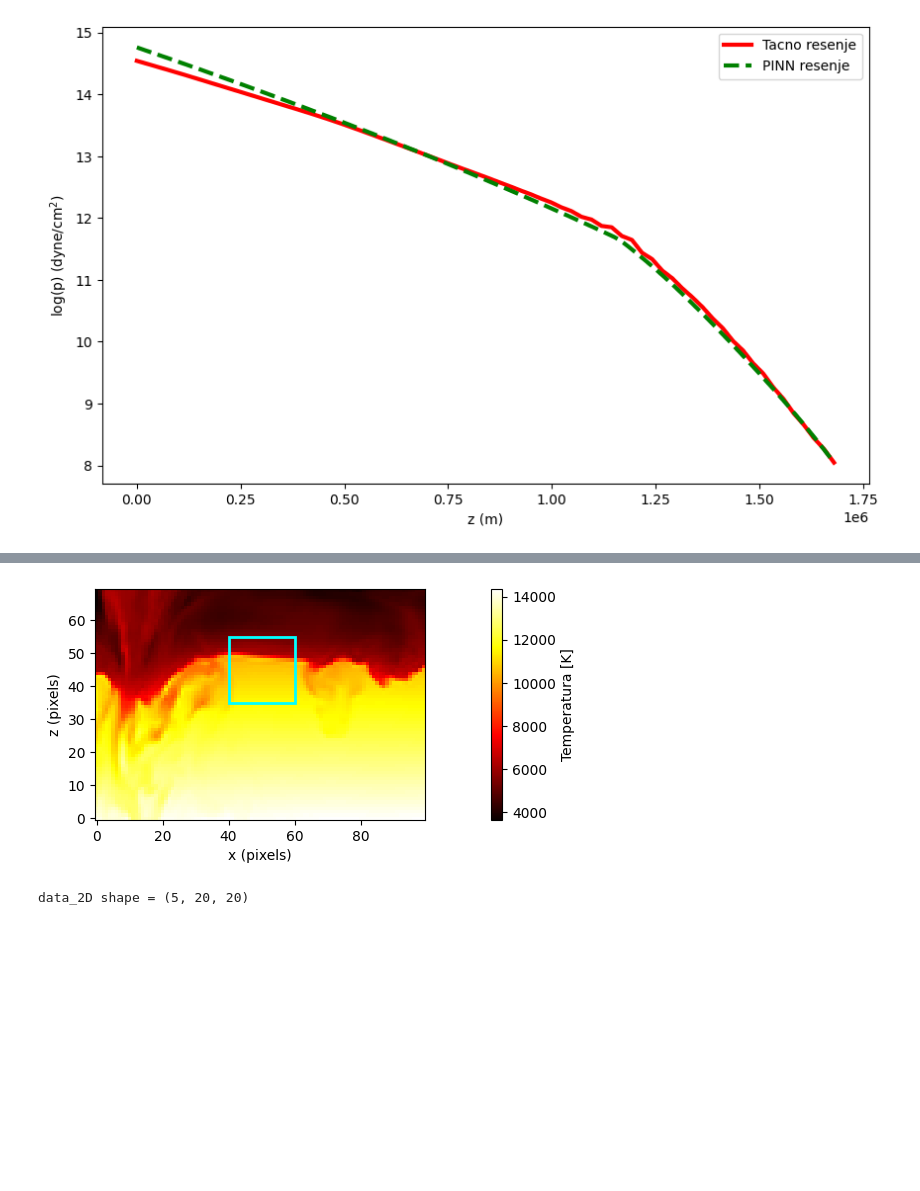
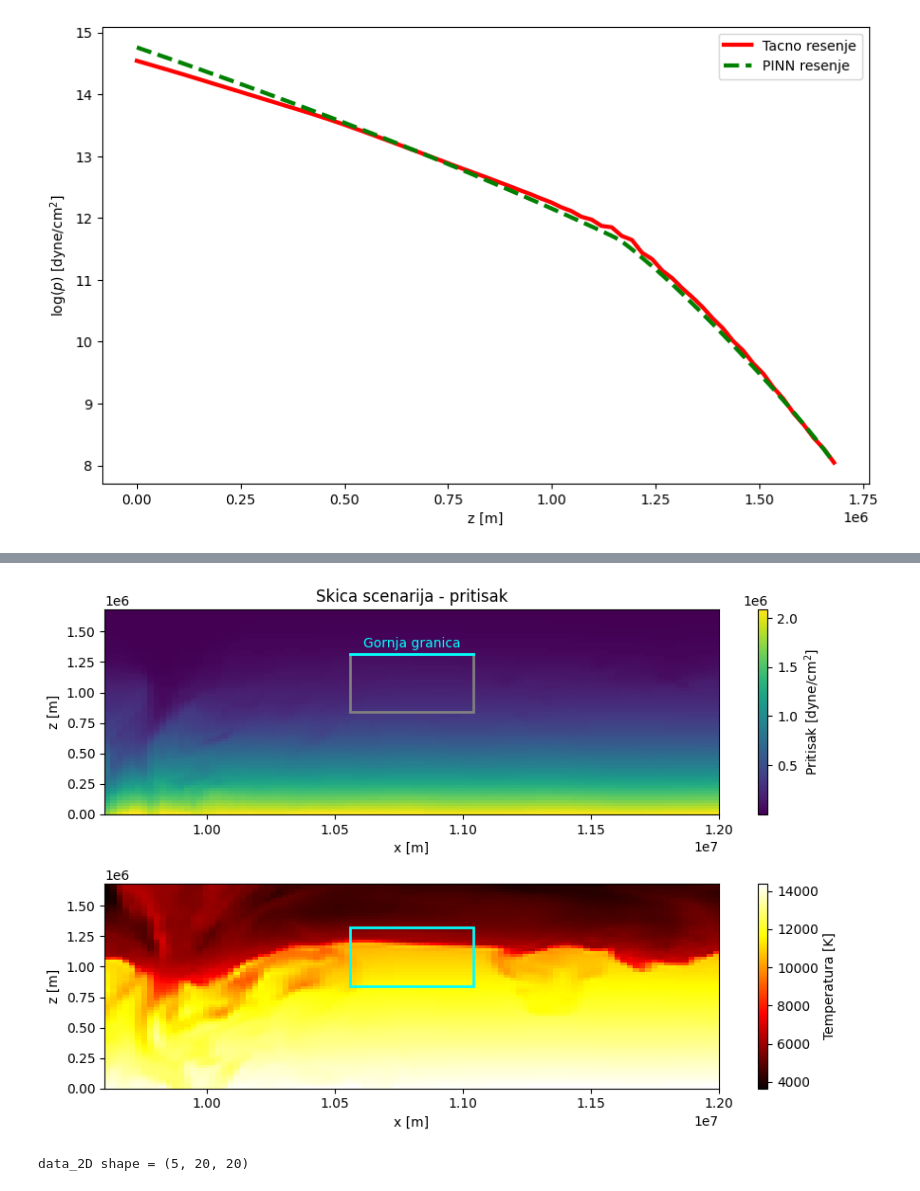
Before and after one commit to davidzivkovic/pinn-mhd-pressure-reconstruction, a Jupyter notebook: pinn-mhd-projekat.ipynb, the cells around one changed output, grey strips where cells are left out. Cells and saved outputs as stored; diff of their text form; code cells hidden in the pictures; blank space fills up the shorter version.

```diff
--- a/pinn-mhd-projekat.ipynb
+++ b/pinn-mhd-projekat.ipynb
@@ -436,31 +476,82 @@ plt.show()
 # %%
-fig, ax = plt.subplots(figsize=(17, 3))
+pixel_to_m = 24000  # 1 pixel = 24000 m
+extent = [400*pixel_to_m, 500*pixel_to_m, 0, data_raw[0].data[0, :, 0, :].shape[1]*pixel_to_m]  # [x_min, x_max, z_min, z_max]
 
+
+fig, axes = plt.subplots(2, 1, figsize=(9, 6))  # 2 reda, 1 kolona
+
+# -------------------------
+# Gornji subplot
+# -------------------------
+ax = axes[0]
 im = ax.imshow(
-    data_raw[0].data[0, 400:500, 0, :].transpose(1, 0),
+    data_raw[0].data[1, 400:500, 0, :].transpose(1, 0),  # transponujemo da z ide gore-dole
+    cmap='viridis',
+    origin='lower',
+    extent=extent,
+    aspect='auto'
+)
+ax.set_xlabel('x [m]')
+ax.set_ylabel('z [m]')
+plt.colorbar(im, ax=ax, label="Pritisak [dyne/cm$^2$]")
+
+# Rectangle region of interest
+rect = patches.Rectangle(
+    (440*pixel_to_m, 35*pixel_to_m),   # x_min, z_min
+    20*pixel_to_m,         # width = 170 - 160
+    20*pixel_to_m,         # height = 70
+    linewidth=2,
+    edgecolor='gray',
+    facecolor='none'
+)
+ax.add_patch(rect)
+
+ax.annotate('Granični uslov', xy=(160*pixel_to_m, 69*pixel_to_m), xytext=(100*pixel_to_m, 60*pixel_to_m),
+            arrowprops=dict(facecolor='yellow', shrink=0.05), color='yellow')
+ax.set_title('Skica scenarija')
+
+# Gornja granica pravougaonika
+x0 = 440*pixel_to_m
+x1 = x0 + 20*pixel_to_m
+y_top = 35*pixel_to_m + 20*pixel_to_m
+
+# nacrtaj horizontalnu liniju preko gornje ivice u crvenoj boji
+ax.plot([x0, x1], [y_top, y_top], color='cyan', linewidth=2)
+ax.text((x0+x1)/2, y_top + 5e4, "Gornja granica", color='cyan', fontsize=10, ha='center')
+
+ax.set_title('Skica scenarija - pritisak')
+
+# -------------------------
+# Donji subplot
+# -------------------------
+ax = axes[1]
+im = ax.imshow(
+    data_raw[0].data[0, 400:500, 0, :].transpose(1, 0),  # promenjeno
     cmap='hot',
-    origin='lower'
+    origin='lower',
+    extent=extent,
+    aspect='auto'
 )
-
-ax.set_xlabel('x (pixels)')
-ax.set_ylabel('z (pixels)')
+ax.set_xlabel('x [m]')
+ax.set_ylabel('z [m]')
 plt.colorbar(im, ax=ax, label="Temperatura [K]")
 
-
+# Rectangle region of interest
 rect = patches.Rectangle(
-    (40, 35),   # (x_min, z_min)
-    20,          # width = 170 - 160
-    20,          # height = 60 - 50
+    (440*pixel_to_m, 35*pixel_to_m),   # x_min, z_min
+    20*pixel_to_m,         # width = 170 - 160
+    20*pixel_to_m,         # height = 70
     linewidth=2,
     edgecolor='cyan',
     facecolor='none'
 )
-
 ax.add_patch(rect)
 
+
+plt.tight_layout()
 plt.show()
 # %% [output]
-[figure, old version]
+[figure, new version]
 # %%
 # Ovime smo uklonili x i y osu, ostale su nam samo fizičke veličine koje zavise od z
 data_2D = data_raw[0].data[:, 440:460, 0, 35:55]
```
Also changed, not shown: parts of 34 cells of this notebook.
